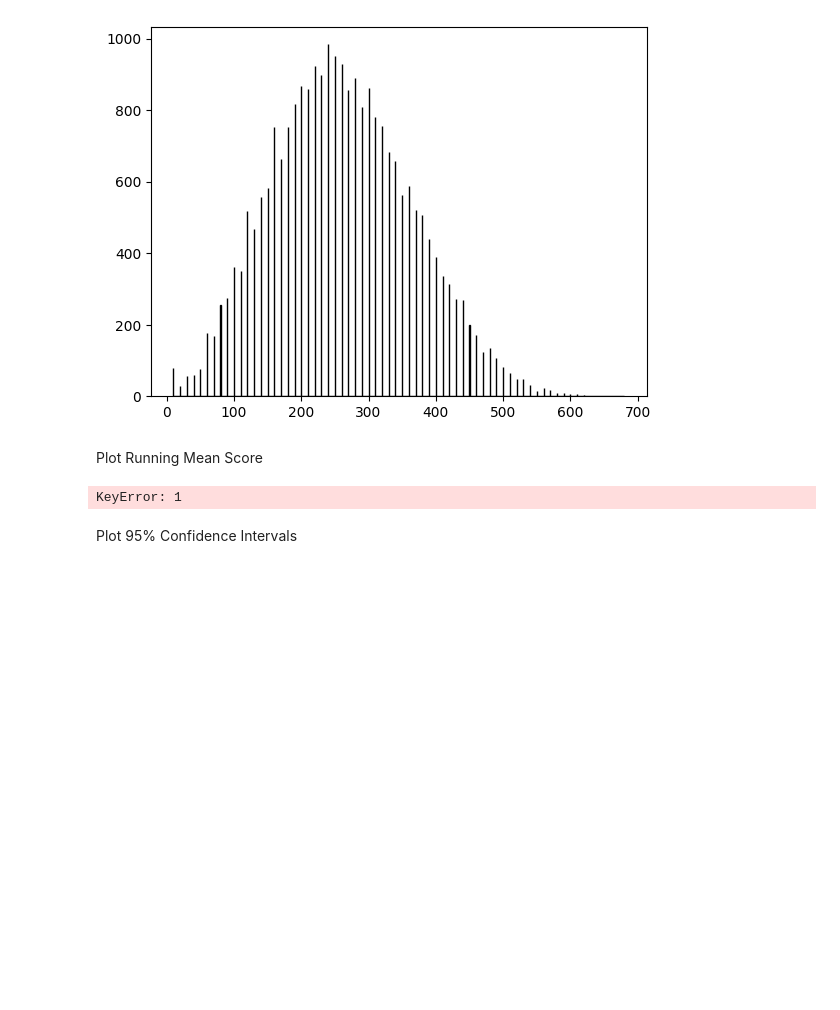
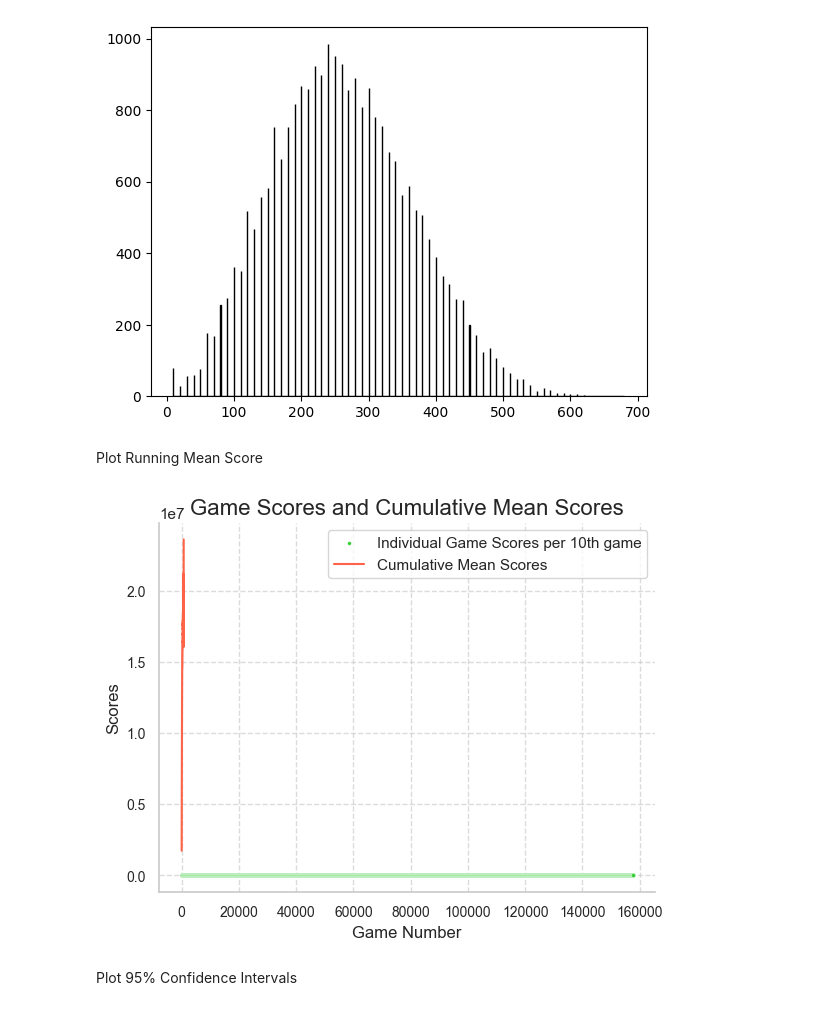
Before and after one commit to vietnhprivat/snake_ai, a Jupyter notebook: src/Classes/data_collection.ipynb, the cells around one changed output. Cells and saved outputs as stored; diff of their text form; code cells hidden in the pictures; blank space fills up the shorter version.

Commit message:
Ryddet op i data_collect

```diff
--- a/src/Classes/data_collection.ipynb
+++ b/src/Classes/data_collection.ipynb
@@ -223,36 +223,36 @@ plt.hist(x, bins=25000, edgecolor='black')
 # %% [markdown]
 Plot Running Mean Score
 # %%
-cumulative_mean_scores = data[1]
+# cumulative_mean_scores = data[1]
 
 """
 plt.scatter(games, scores, label='Individual Game Scores per 10th game')
 plt.plot(games, cumulative_mean_scores, label='Cumulative Mean Scores', color='red')
 plt.title('Game Scores and Cumulative Mean Scores')
 plt.xlabel('Game Number')
 plt.ylabel('Scores')
 plt.grid(True)
 plt.legend()
 plt.show()"""
 
 sns.set(style="whitegrid")
-sns.scatterplot(x=games, y=scores, s=7, label='Individual Game Scores per 10th game', color='limegreen')
-sns.lineplot(x=games, y=cumulative_mean_scores, label='Cumulative Mean Scores', color='tomato')
+sns.scatterplot(x=onestep['game'], y=onestep['scores'], s=7, label='Individual Game Scores per 10th game', color='limegreen')
+sns.lineplot(x=onestep['scores'], y=onestep['steps'], label='Cumulative Mean Scores', color='tomato')
 
 plt.title('Game Scores and Cumulative Mean Scores', fontsize=16)
 plt.xlabel('Game Number')
 plt.ylabel('Scores')
 
 plt.xticks(fontsize=10)
 plt.yticks(fontsize=10)
 
 plt.grid(True, linestyle='--', alpha=0.7)
 
 sns.despine()
 
 plt.show()
 # %% [output]
-KeyError: 1
+[figure, added]
 # %% [markdown]
 Plot 95% Confidence Intervals
 # %%
```
